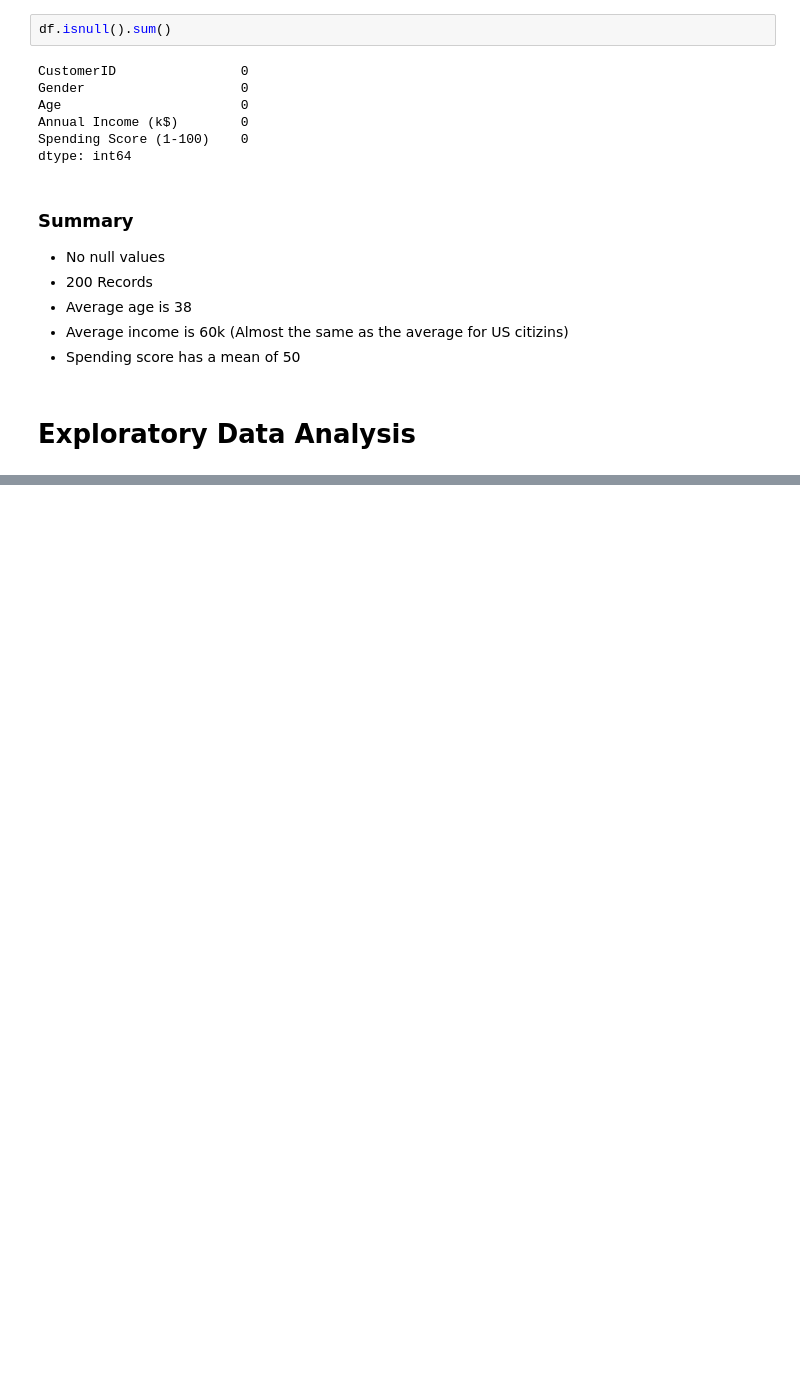
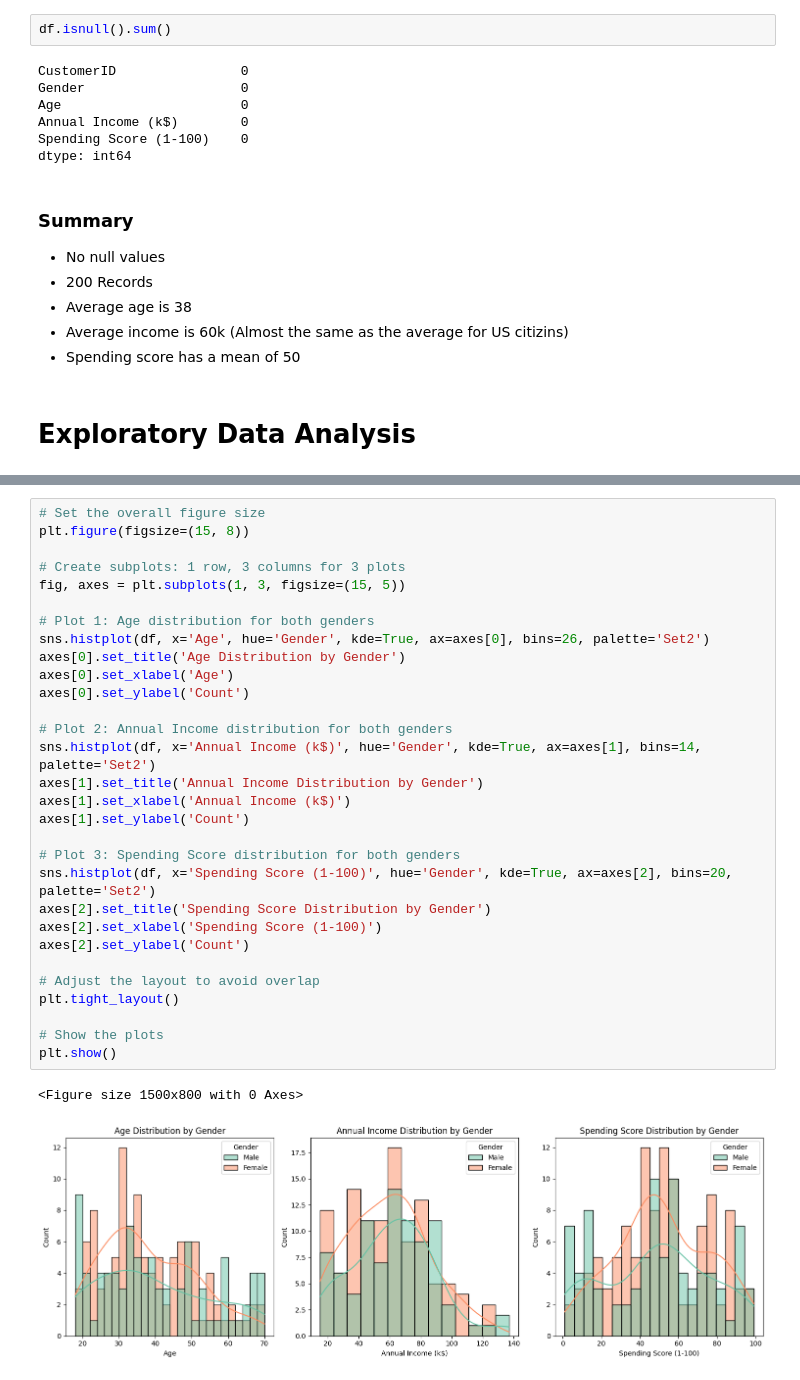
Before and after one commit to Zayed-2211/mall-customer-analysis, a Jupyter notebook: notebook.ipynb, the cells around one changed output, grey strips where cells are left out. Cells and saved outputs as stored; diff of their text form; blank space fills up the shorter version.

```diff
--- a/notebook.ipynb
+++ b/notebook.ipynb
@@ -161,0 +220,33 @@ plt.show()
+# %%
+# Set the overall figure size
+plt.figure(figsize=(15, 8))
+
+# Create subplots: 1 row, 3 columns for 3 plots
+fig, axes = plt.subplots(1, 3, figsize=(15, 5))
+
+# Plot 1: Age distribution for both genders
+sns.histplot(df, x='Age', hue='Gender', kde=True, ax=axes[0], bins=26, palette='Set2')
+axes[0].set_title('Age Distribution by Gender')
+axes[0].set_xlabel('Age')
+axes[0].set_ylabel('Count')
+
+# Plot 2: Annual Income distribution for both genders
+sns.histplot(df, x='Annual Income (k$)', hue='Gender', kde=True, ax=axes[1], bins=14, palette='Set2')
+axes[1].set_title('Annual Income Distribution by Gender')
+axes[1].set_xlabel('Annual Income (k$)')
+axes[1].set_ylabel('Count')
+
+# Plot 3: Spending Score distribution for both genders
+sns.histplot(df, x='Spending Score (1-100)', hue='Gender', kde=True, ax=axes[2], bins=20, palette='Set2')
+axes[2].set_title('Spending Score Distribution by Gender')
+axes[2].set_xlabel('Spending Score (1-100)')
+axes[2].set_ylabel('Count')
+
+# Adjust the layout to avoid overlap
+plt.tight_layout()
+
+# Show the plots
+plt.show()
+# %% [output]
+<Figure size 1500x800 with 0 Axes>
+[figure, added]
```
Also changed, not shown: parts of 12 cells of this notebook.
